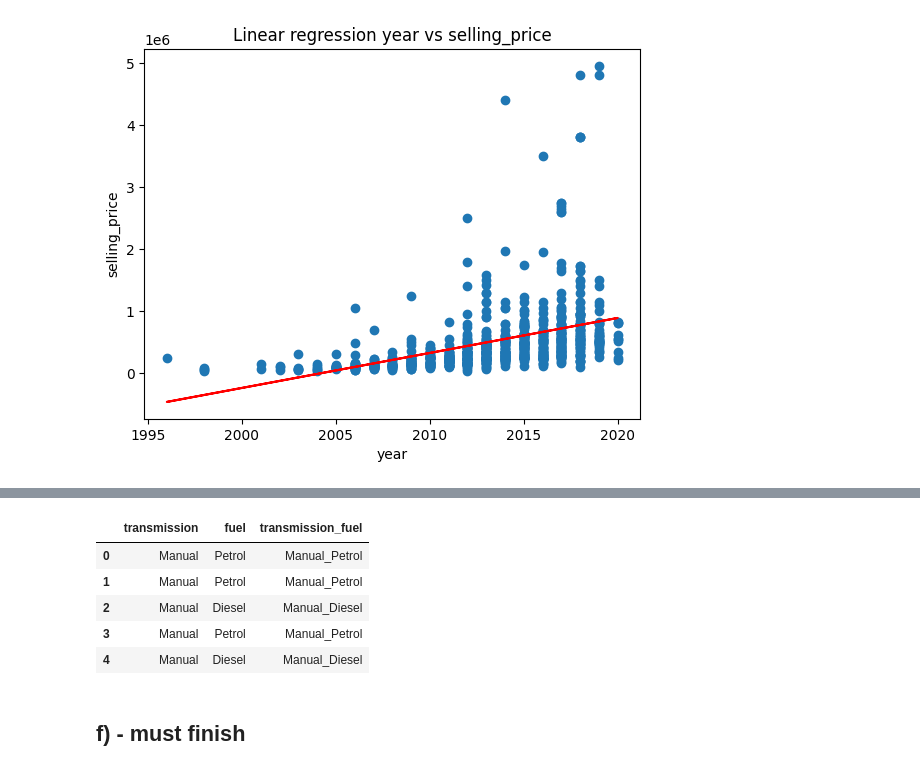
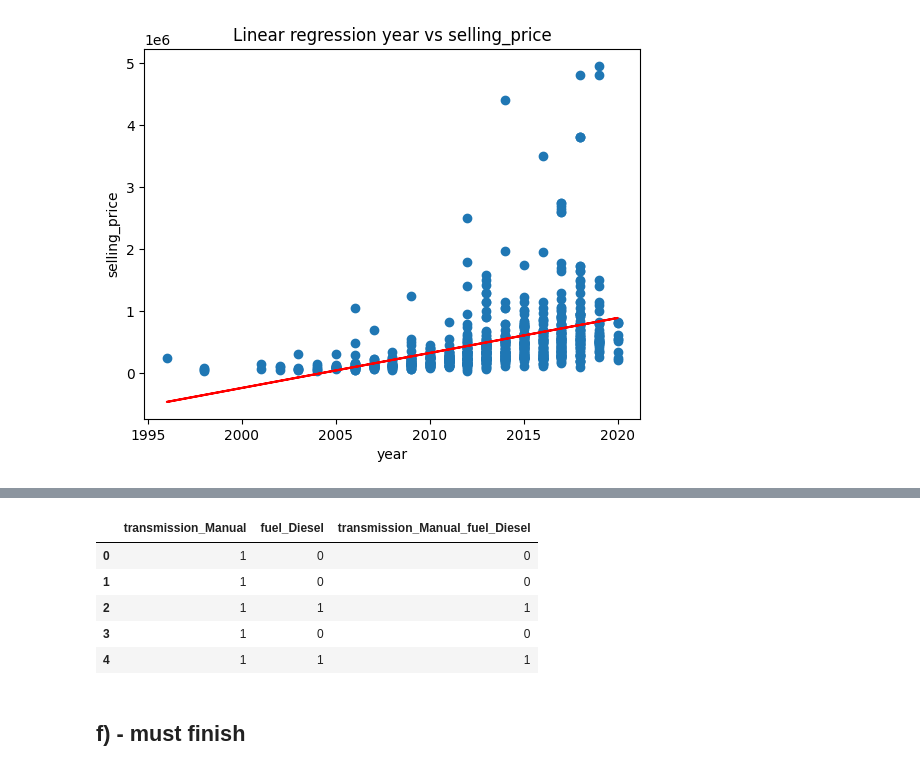
Before and after one commit to jvdlopes/CSI4142_A3, a Jupyter notebook: d1.ipynb, the cells around one changed output, grey strips where cells are left out. Saved outputs shown, nothing was run; the diff lists cells and outputs as text; code cells hidden in the pictures.

```diff
--- a/d1.ipynb
+++ b/d1.ipynb
@@ -195,14 +185,15 @@ df[['selling_price', 'year', 'selling_price_year']].head()
-# %%
-df["transmission_fuel"] = df["transmission"] + '_' + df["fuel"]
-
-df[["transmission", "fuel", "transmission_fuel"]].head()
-# %% [output]
-|  | transmission | fuel | transmission_fuel |
-| 0 | Manual | Petrol | Manual_Petrol |
-| 1 | Manual | Petrol | Manual_Petrol |
-| 2 | Manual | Diesel | Manual_Diesel |
-| 3 | Manual | Petrol | Manual_Petrol |
-| 4 | Manual | Diesel | Manual_Diesel |
+# %%
+dfAggregate['transmission_Manual_fuel_Diesel'] = (dfAggregate['transmission_Manual'] & dfAggregate['fuel_Diesel']).astype(int)
+
+dfAggregate[['transmission_Manual', 'fuel_Diesel', 'transmission_Manual_fuel_Diesel']].head()
+# dfAggregate.head()
+# %% [output]
+|  | transmission_Manual | fuel_Diesel | transmission_Manual_fuel_Diesel |
+| 0 | 1 | 0 | 0 |
+| 1 | 1 | 0 | 0 |
+| 2 | 1 | 1 | 1 |
+| 3 | 1 | 0 | 0 |
+| 4 | 1 | 1 | 1 |
 # %% [markdown]
 ## f) - must finish
 # %%
```
Also changed, not shown: parts of 7 cells of this notebook.
